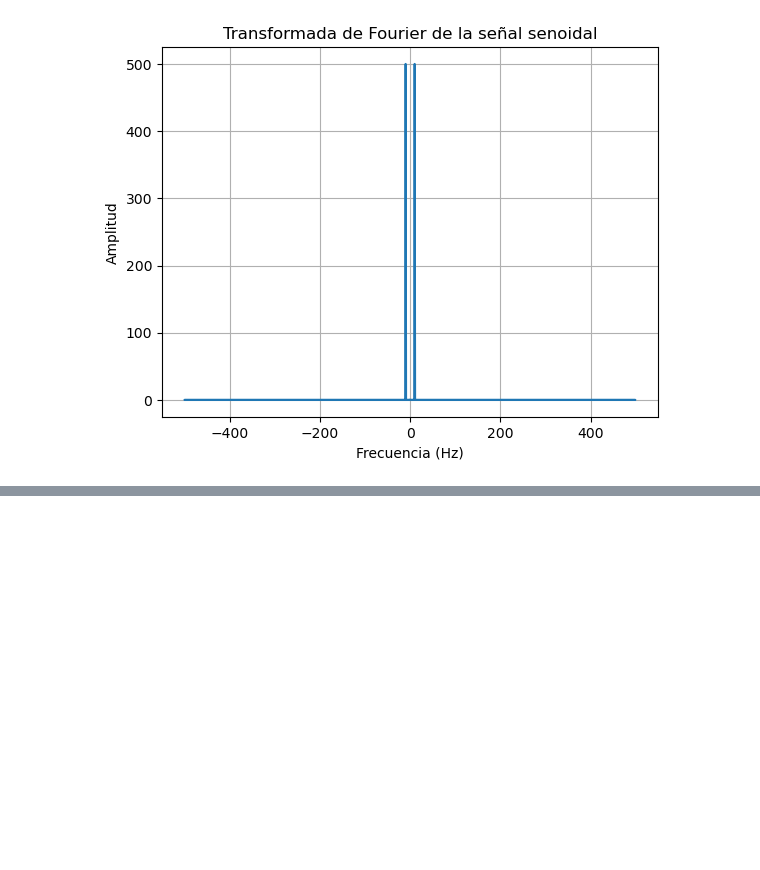
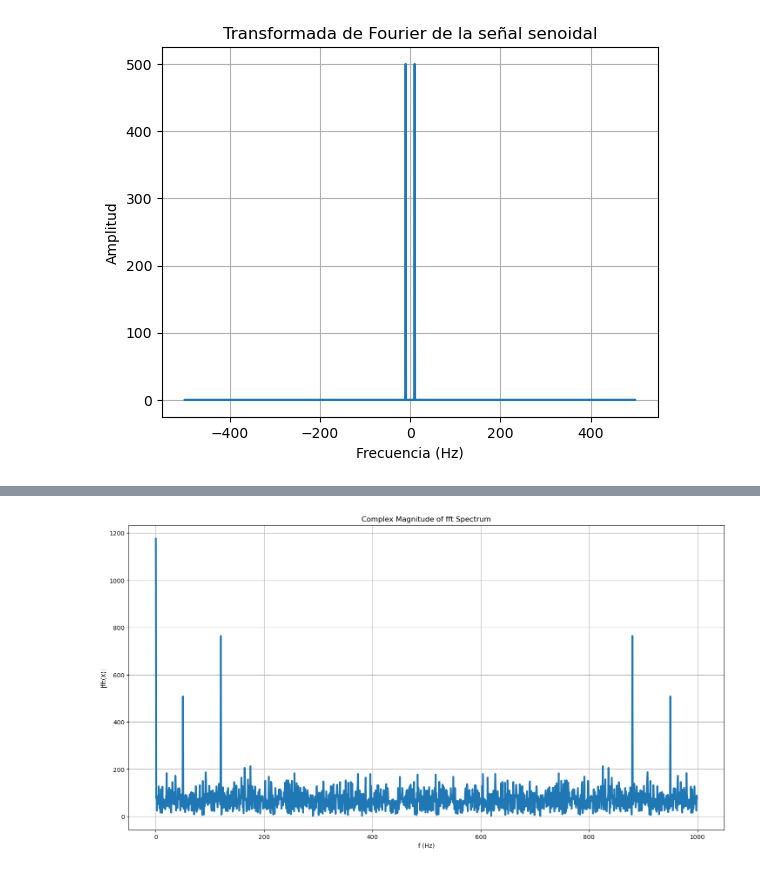
Before and after one commit to tlaltecutli/Inteligencia_Artificial_Analisis_Senales_Imagenes_Medicas, a Jupyter notebook: Procesamiento de Señales/sine_wave.ipynb, the cells around one changed output, grey strips where cells are left out. Cells and saved outputs as stored; diff of their text form; code cells hidden in the pictures; blank space fills up the shorter version.

```diff
--- a/Procesamiento de Señales/sine_wave.ipynb
+++ b/Procesamiento de Señales/sine_wave.ipynb
@@ -80,0 +108,14 @@ plt.grid()
+# %%
+# FFT de la señal con ruido
+Y = np.fft.fft(X)
+
+# Gráfica 2: Magnitud compleja del espectro FFT
+plt.figure(figsize = (60, 20))
+f_axis = Fs/L * np.arange(0, L)
+plt.plot(f_axis, np.abs(Y), linewidth=3)
+plt.title("Complex Magnitude of fft Spectrum")
+plt.xlabel("f (Hz)")
+plt.ylabel("|fft(X)|")
+plt.grid(True)
+# %% [output]
+[figure, added]
```
Also changed, not shown: parts of 6 cells of this notebook.
